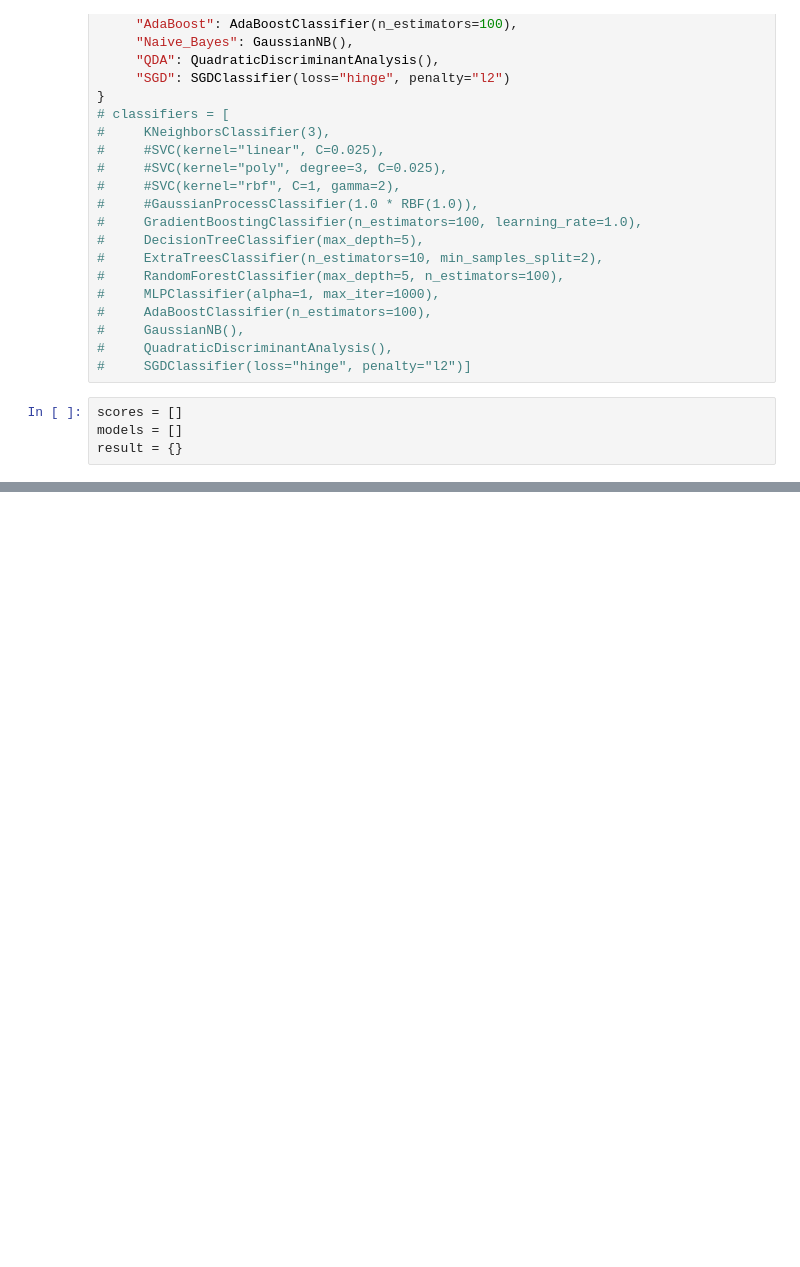
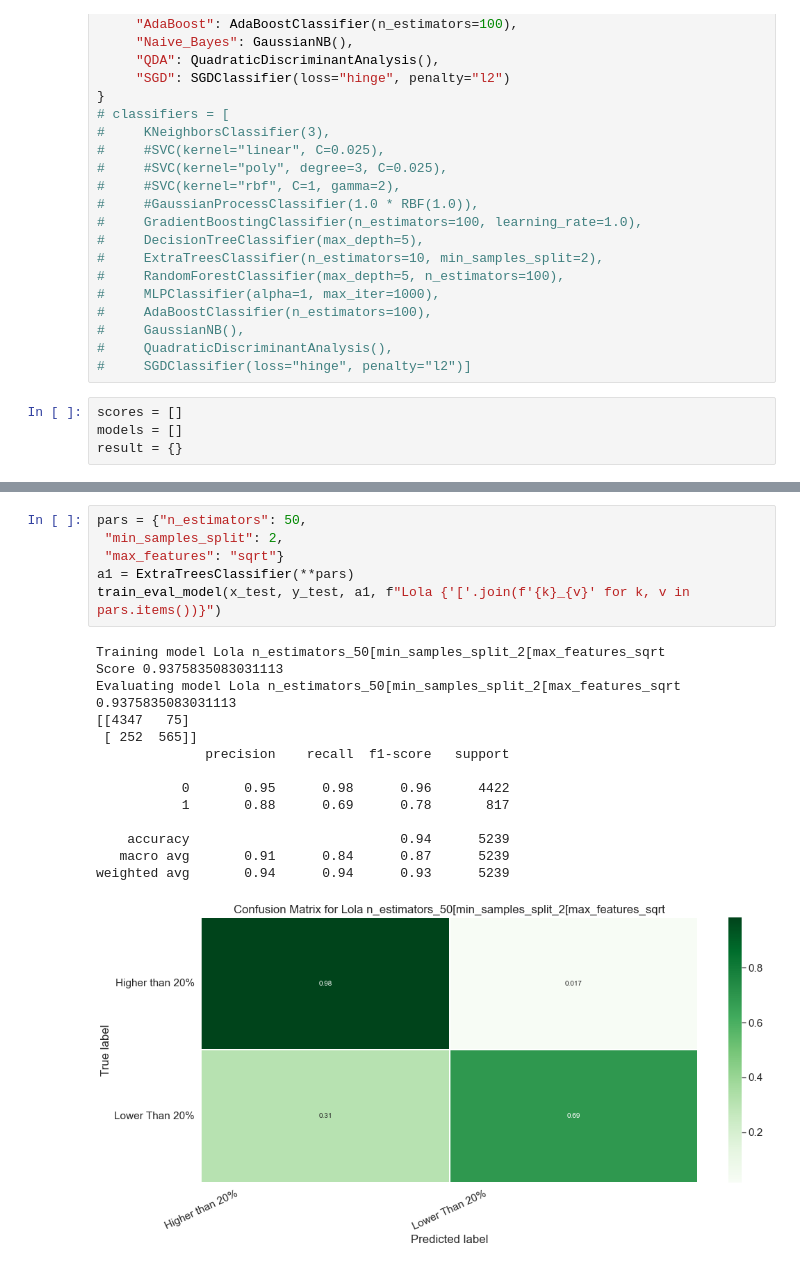
Before and after one commit to hustlestar/trading-signals-ml-processing, a Jupyter notebook: src/models.ipynb, the cells around one changed output, grey strips where cells are left out. Cells and saved outputs as stored; diff of their text form; blank space fills up the shorter version.

```diff
--- a/src/models.ipynb
+++ b/src/models.ipynb
@@ -175,0 +257,22 @@ ax = sns.barplot(y="name", x="score", data=df)
+# %%
+pars = {"n_estimators": 50,
+ "min_samples_split": 2,
+ "max_features": "sqrt"}
+a1 = ExtraTreesClassifier(**pars)
+train_eval_model(x_test, y_test, a1, f"Lola {'['.join(f'{k}_{v}' for k, v in pars.items())}")
+# %% [output]
+Training model Lola n_estimators_50[min_samples_split_2[max_features_sqrt
+Score 0.9375835083031113
+Evaluating model Lola n_estimators_50[min_samples_split_2[max_features_sqrt
+0.9375835083031113
+[[4347   75]
+ [ 252  565]]
+              precision    recall  f1-score   support
+
+           0       0.95      0.98      0.96      4422
+           1       0.88      0.69      0.78       817
+
+    accuracy                           0.94      5239
+   macro avg       0.91      0.84      0.87      5239
+weighted avg       0.94      0.94      0.93      5239
+[figure, added]
```
Also changed, not shown: parts of 39 cells of this notebook, 1 other file.
